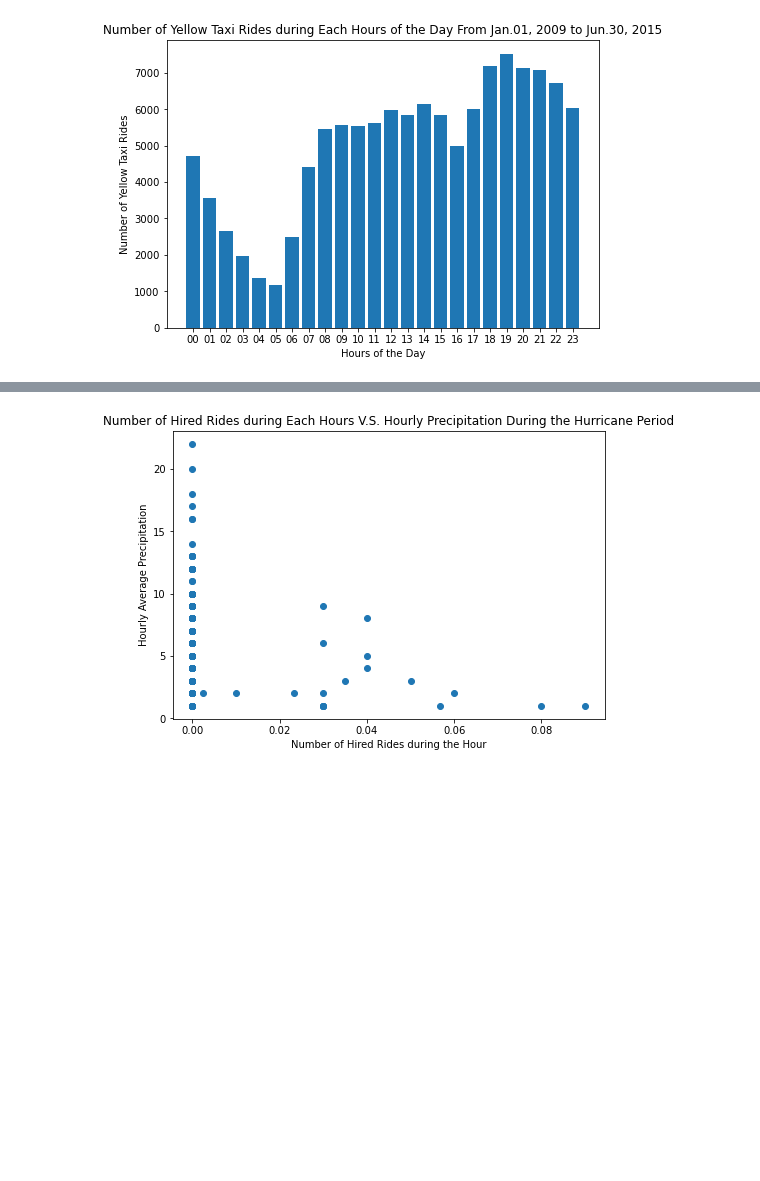
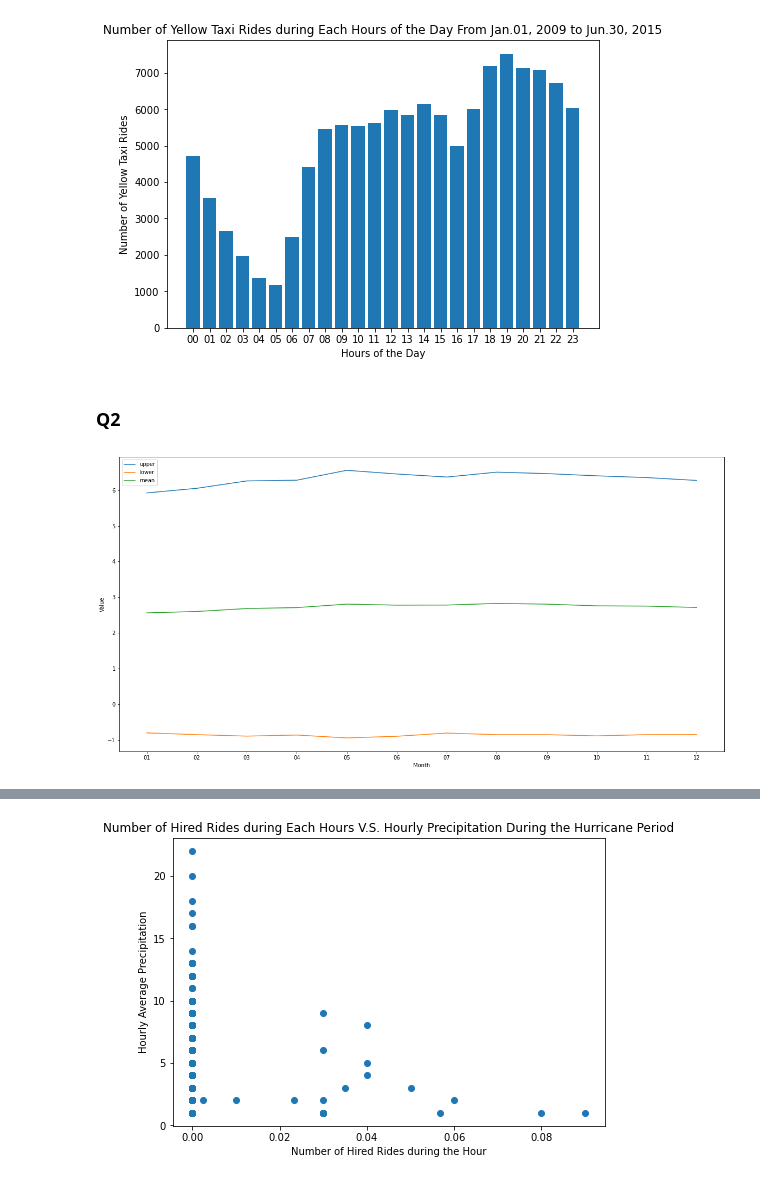
Before and after one commit to APWalter/IEOR4501-Final-Project, a Jupyter notebook: project_code.ipynb, the cells around one changed output, grey strips where cells are left out. Cells and saved outputs as stored; diff of their text form; code cells hidden in the pictures; blank space fills up the shorter version.

```diff
--- a/project_code.ipynb
+++ b/project_code.ipynb
@@ -307,10 +311,10 @@ NotebookApp.iopub_data_rate_limit=1000000.0 (bytes/sec)
 NotebookApp.rate_limit_window=3.0 (secs)
 # %%
 taxi_data = pd.read_csv("/Users/sd/Desktop/4501/Project/sample_taxis.csv")
+# taxi_data.head()
 taxi_data = taxi_data.iloc[:,1:]
 taxi_data.drop(taxi_data.columns[4], axis=1, inplace=True)
 taxi_data.drop(taxi_data.columns[4], axis=1, inplace=True)
 taxi_data.drop(taxi_data.columns[1], axis=1, inplace=True)
-taxi_data.drop(taxi_data.columns[2], axis=1, inplace=True)
-print(taxi_data[:5])
+taxi_data.head()
 # %% [output]
@@ -716,3 +724,38 @@ ax.set_title('Number of Yellow Taxi Rides during Each Hours of the Day From Jan.
 plt.show()
 # %% [output]
 [figure]
+# %% [markdown]
+### Q2
+# %%
+# use a more descriptive name for your function
+def plot_visual_2():
+    with connection:
+        result = connection.execute("""
+        select month_no, AVG(distance) as avg_dis, count(*)-1 as dof, avg(distance*distance) as avg_2_dis
+        FROM
+        (SELECT strftime('%m', DATE(SUBSTRING(pickup_datetime,1,19))) as month_no, distance
+        FROM uber_data
+        where distance < 40
+        UNION ALL
+        SELECT strftime('%m', DATE(pickup_datetime)) as month_no, trip_distance as distance
+        FROM taxi_data
+        where distance < 40
+        ) as t1
+        group by month_no
+        """
+        )
+    result = pd.DataFrame(result)
+    result["lower"] = result.iloc[:,1] - (((result.iloc[:,3]-result.iloc[:,1]**2)/(result.iloc[:,2]+1))**(0.5)) * (np.abs(norm.ppf((1-0.9)/2,result.iloc[:,2]))) / np.sqrt(result.iloc[:,2]+1)
+    result["upper"] = result.iloc[:,1] + (((result.iloc[:,3]-result.iloc[:,1]**2)/(result.iloc[:,2]+1))**(0.5)) * (np.abs(norm.ppf((1-0.9)/2,result.iloc[:,2]))) / np.sqrt(result.iloc[:,2]+1)
+    result
+    figure, axes = plt.subplots(figsize=(20, 10))
+    plt.plot(result.iloc[:,0], result["upper"], label="upper")
+    plt.plot(result.iloc[:,0], result["lower"], label="lower")
+    plt.plot(result.iloc[:,0], result.iloc[:,1], label="mean")
+    plt.legend()
+    plt.xlabel("Month")
+    plt.ylabel("Value")
+    plt.show()
+plot_visual_2()
+# %% [output]
+[figure, added]
```
Also changed, not shown: parts of 15 cells of this notebook, 2 other files.
